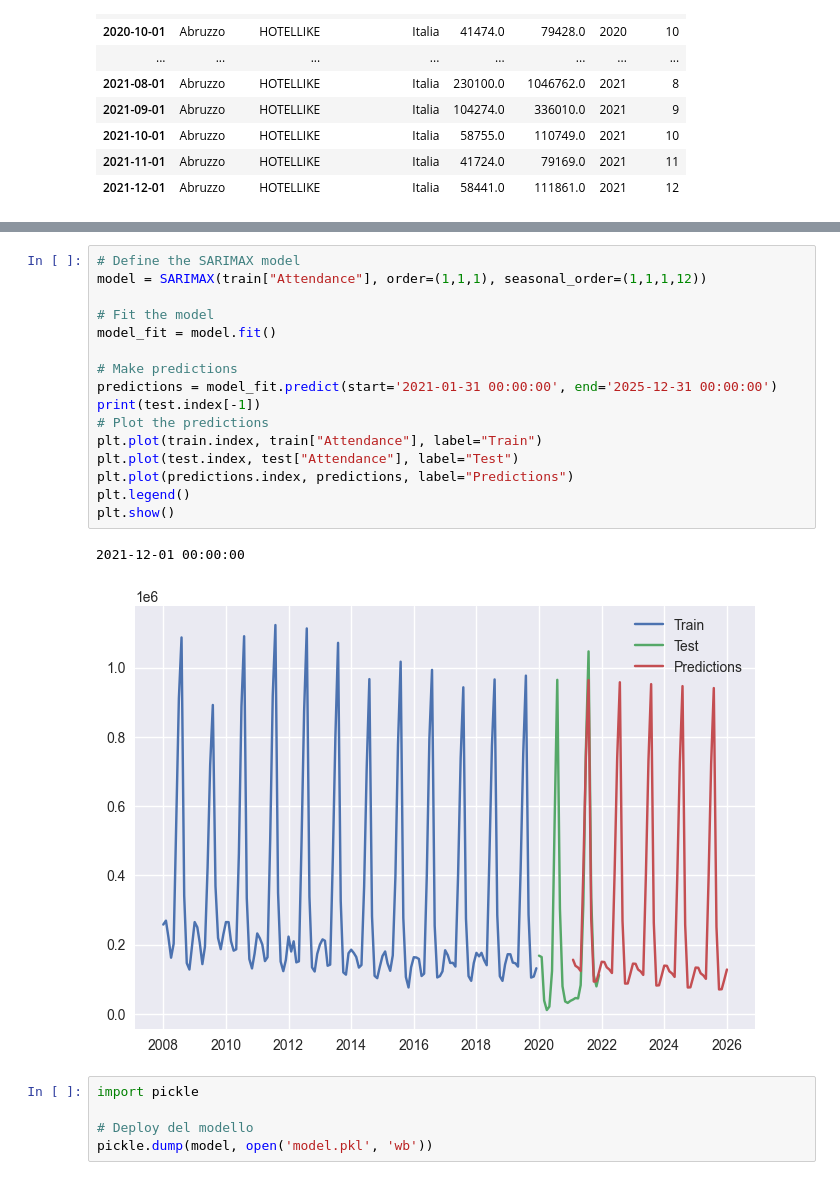
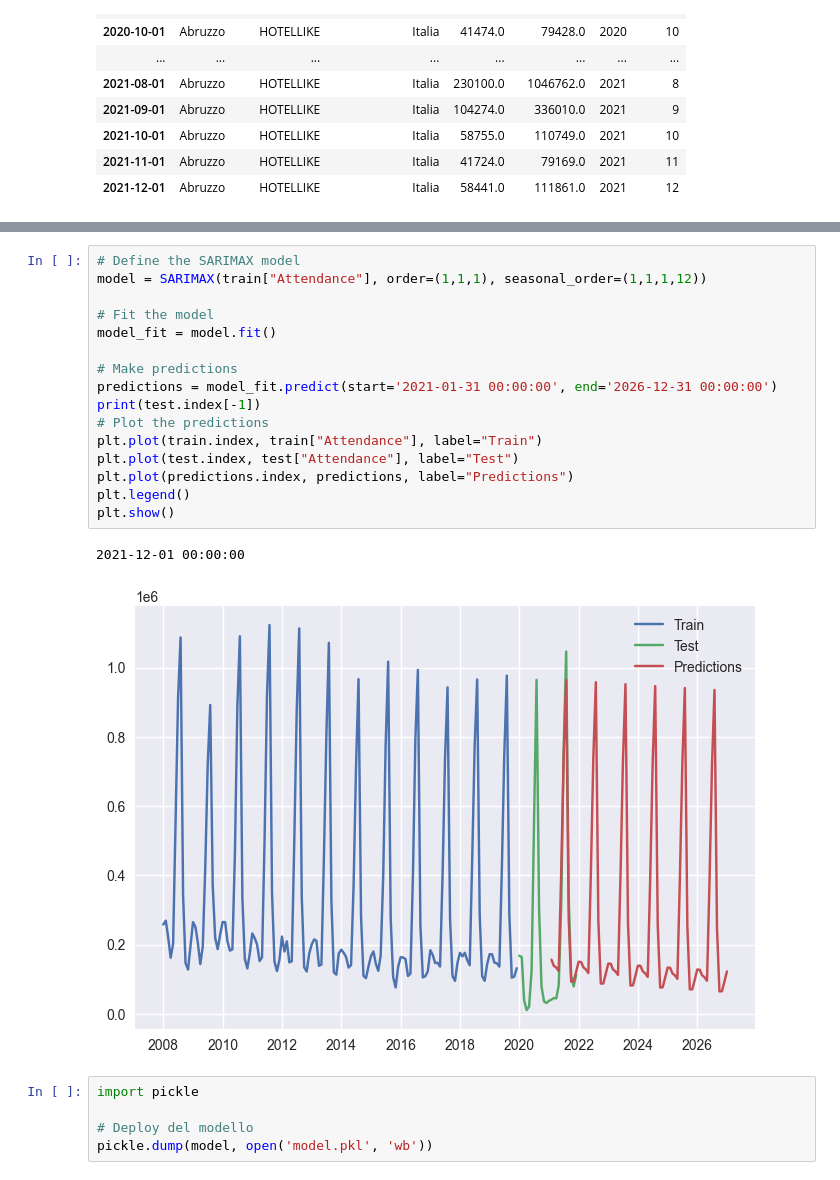
Before and after one commit to FedericoFornone/Laboratorio_Integrato, a Jupyter notebook: models/model.ipynb, the cells around one changed output, grey strips where cells are left out. Cells and saved outputs as stored; diff of their text form.

Commit message:
Update model.ipynb and model.pkl

```diff
--- a/models/model.ipynb
+++ b/models/model.ipynb
@@ -119,22 +119,22 @@ plt.show()
 # %%
 # Define the SARIMAX model
 model = SARIMAX(train["Attendance"], order=(1,1,1), seasonal_order=(1,1,1,12))
 
 # Fit the model
 model_fit = model.fit()
 
 # Make predictions
-predictions = model_fit.predict(start='2021-01-31 00:00:00', end='2025-12-31 00:00:00')
+predictions = model_fit.predict(start='2021-01-31 00:00:00', end='2026-12-31 00:00:00')
 print(test.index[-1])
 # Plot the predictions
 plt.plot(train.index, train["Attendance"], label="Train")
 plt.plot(test.index, test["Attendance"], label="Test")
 plt.plot(predictions.index, predictions, label="Predictions")
 plt.legend()
 plt.show()
 # %% [output]
 2021-12-01 00:00:00
-[figure, old version]
+[figure, new version]
 # %%
 import pickle
 
```
Also changed, not shown: parts of 1 cell of this notebook, 1 other file.
